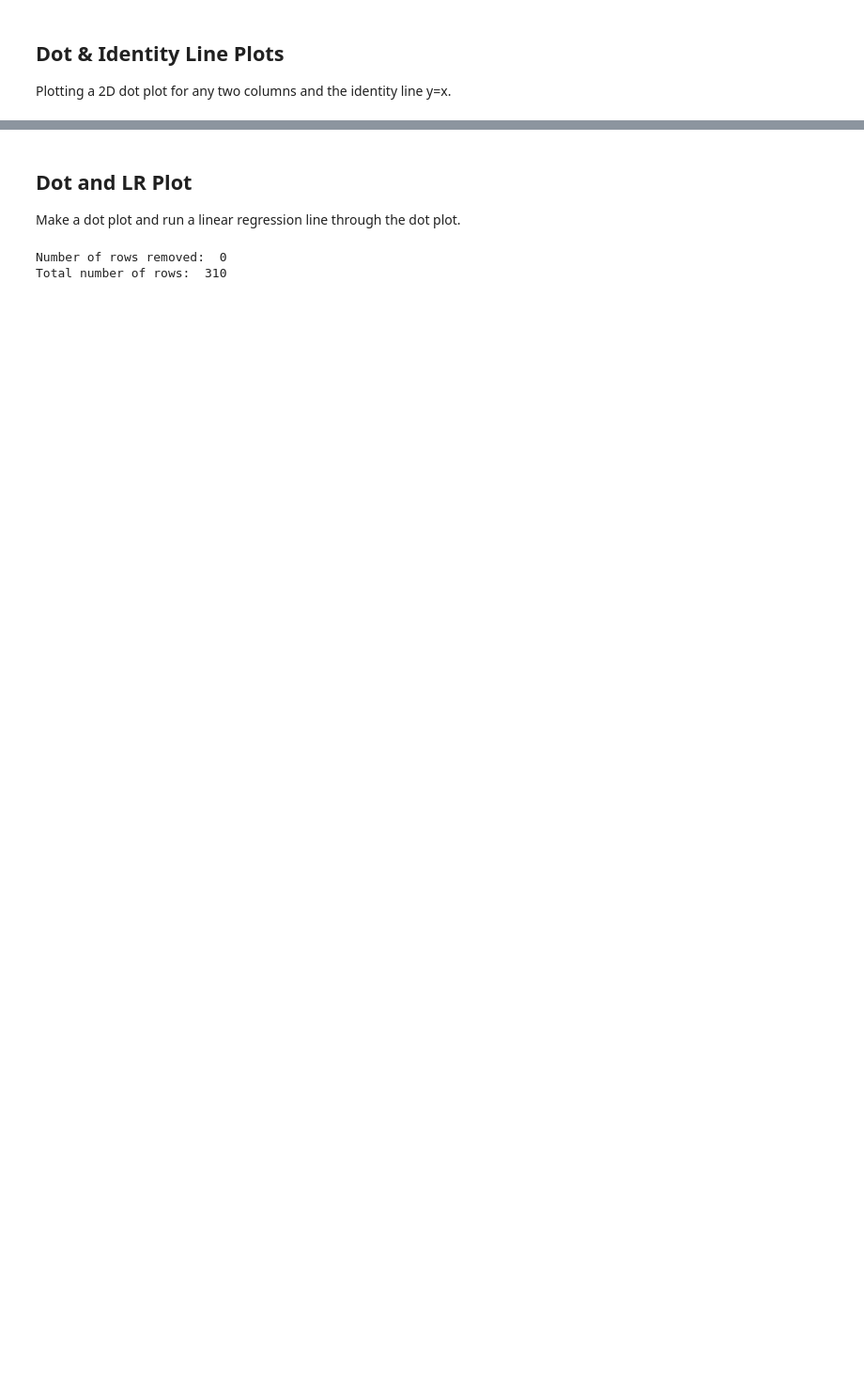
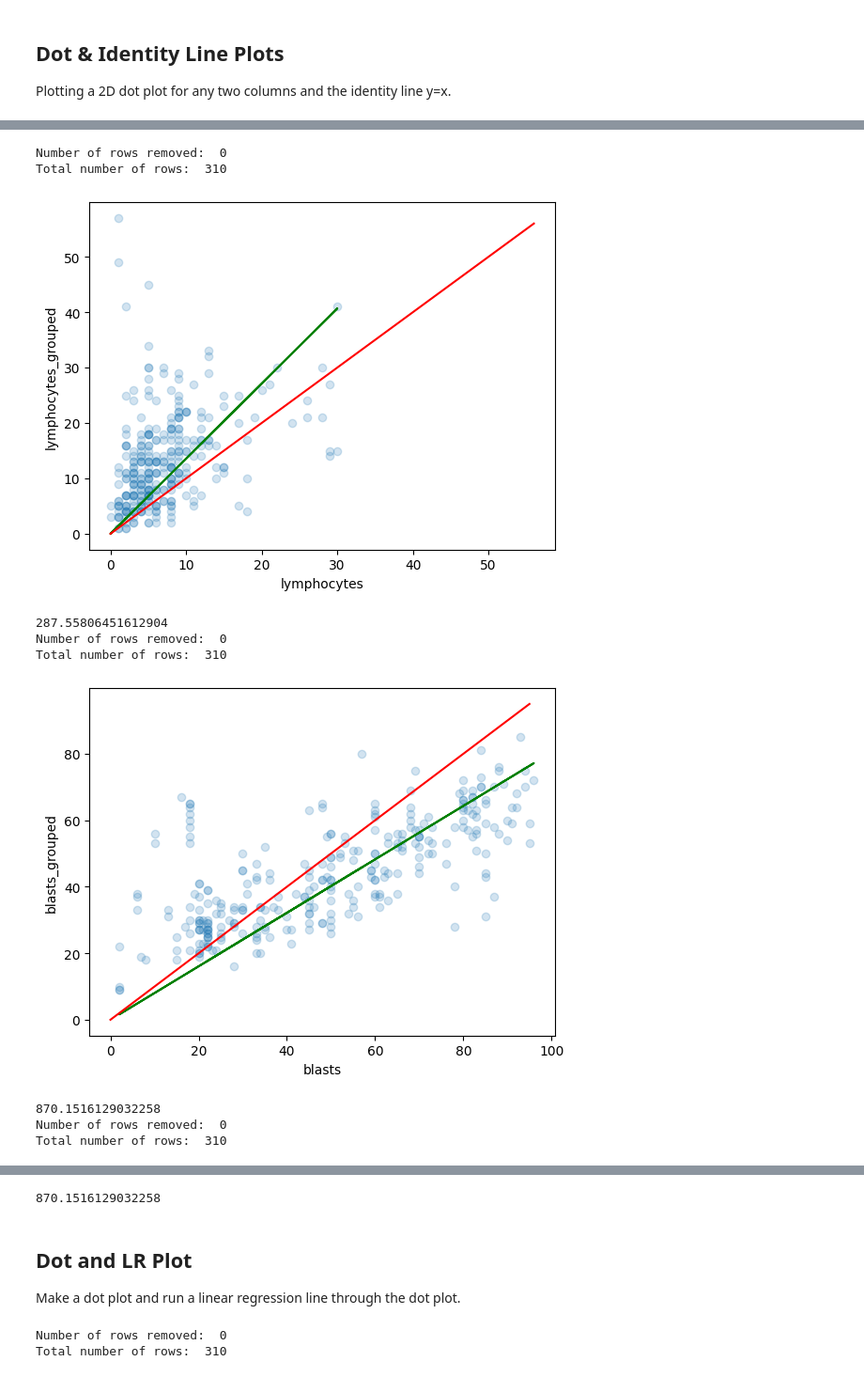
Before and after one commit to neoyinzhanghan/LeukoLocator, a Jupyter notebook: scripts/BMA/analyse_differential.ipynb, the cells around one changed output, grey strips where cells are left out. Shown at 94% size. Drawn from its saved outputs; the diff is of its cells as text; code cells hidden in the pictures; blank space fills up the shorter version.

```diff
--- a/scripts/BMA/analyse_differential.ipynb
+++ b/scripts/BMA/analyse_differential.ipynb
@@ -13,20 +122,3 @@ Let's print some dataset overall numbers to get a feel for the results.
 # %% [markdown]
 ## Dot & Identity Line Plots
 Plotting a 2D dot plot for any two columns and the identity line y=x.
-# %%
-def dot_and_identity_line(column_1, column_2):
-    """Plot a scatter plot of two columns in df with a line of y=x."""
-    import matplotlib.pyplot as plt
-
-    plt.scatter(df[column_1], df[column_2])
-    plt.plot([0, 1], [0, 1], transform=plt.gca().transAxes)
-    plt.xlabel(column_1)
-    plt.ylabel(column_2)
-    plt.show()
-
-
-celltype = "blasts"
-
-dot_and_identity_line(f"{celltype}_grouped", celltype)
-# print the average of blasts_grouped_count
-print(df[f"{celltype}_grouped_count"].mean())
@@ -35,0 +125,62 @@ print(df[f"{celltype}_grouped_count"].mean())
+# %%
+from sklearn.linear_model import LinearRegression
+
+def dot_and_identity_line(column_1, column_2, intercept=False):
+    """Plot a scatter plot of two columns in df with a line of y=x."""
+    import matplotlib.pyplot as plt
+
+    plt.scatter(df[column_1], df[column_2], alpha=0.2)
+
+    # first create new_df with only the two columns and drop any rows with NaN values and print the number of rows removed
+    new_df = df[[column_1, column_2]]
+
+    # print the number of rows removed and total number of rows
+    print("Number of rows removed: ", len(df) - len(new_df))
+    print("Total number of rows: ", len(df))
+
+    # drop any rows with NaN values
+    new_df = new_df.dropna()
+
+    X = new_df[[column_1]]
+    y = new_df[column_2]
+
+    model = LinearRegression(fit_intercept=intercept)
+    model.fit(X, y)
+
+    plt.plot(new_df[column_1], model.predict(X), color="green")
+
+    # Add a line for the function f(x) = x by creating two lists of points that are identical
+    x = list(range(int(max(df[column_1].max(), df[column_2].max()))))
+    plt.plot(x, x, color='red')
+
+    plt.xlabel(column_1)
+    plt.ylabel(column_2)
+    plt.show()
+
+
+celltype = "lymphocytes"
+
+dot_and_identity_line(celltype, f"{celltype}_grouped")
+# print the average of blasts_grouped_count
+print(df[f"{celltype}_grouped_count"].mean())
+
+celltype = "blasts"
+
+dot_and_identity_line(celltype, f"{celltype}_grouped")
+# print the average of blasts_grouped_count
+print(df[f"{celltype}_grouped_count"].mean())
+
+dot_and_identity_line("lymphocytes_grouped", "blasts_grouped", intercept=True)
+# print the average of blasts_grouped_count
+print(df[f"{celltype}_grouped_count"].mean())
+# %% [output]
+Number of rows removed:  0
+Total number of rows:  310
+[figure, added]
+287.55806451612904
+Number of rows removed:  0
+Total number of rows:  310
+[figure, added]
+870.1516129032258
+Number of rows removed:  0
+Total number of rows:  310
@@ -36,3 +188,4 @@ print(df[f"{celltype}_grouped_count"].mean())
+870.1516129032258
 # %% [markdown]
 ## Dot and LR Plot
 Make a dot plot and run a linear regression line through the dot plot.
```
Also changed, not shown: parts of 5 cells of this notebook, 6 other files.
